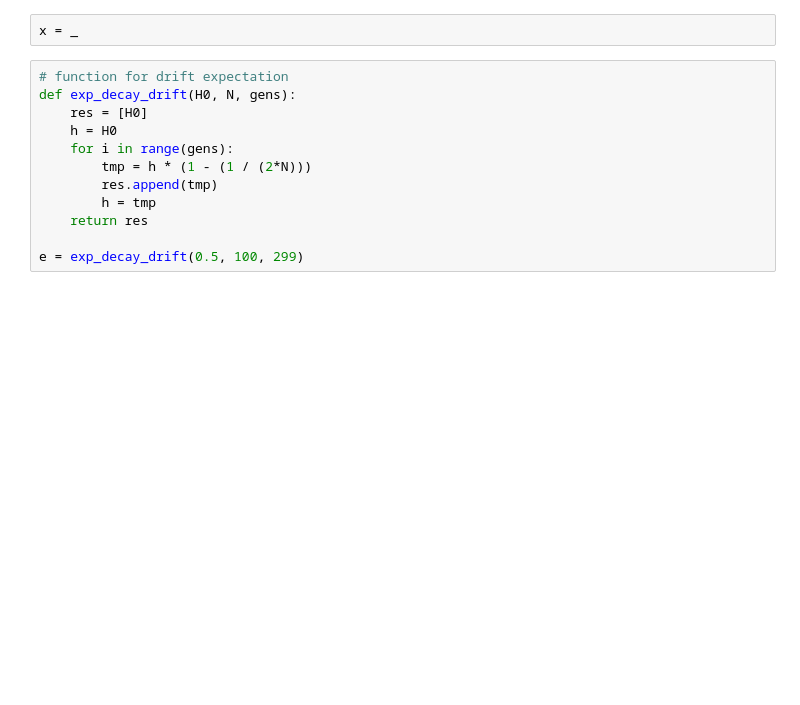
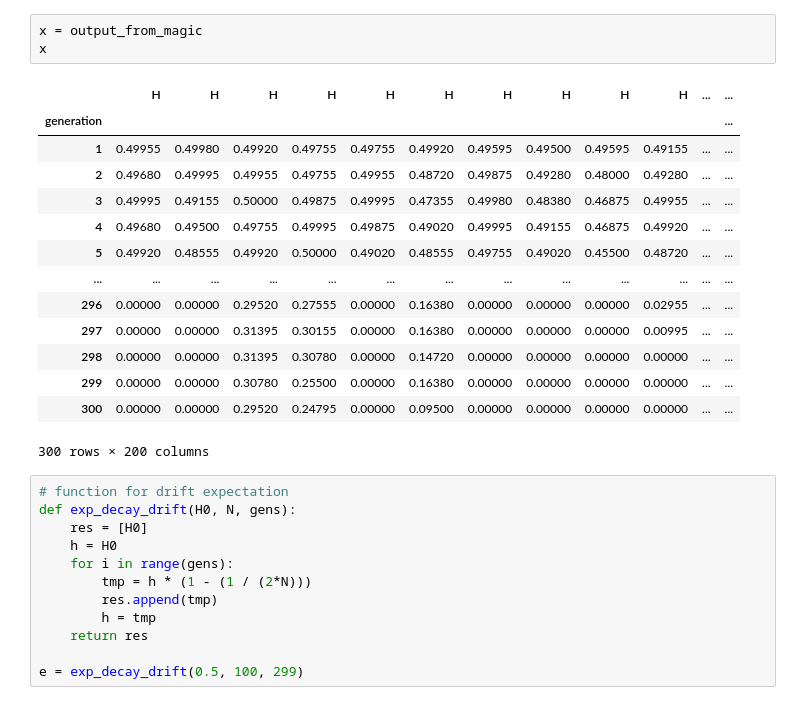
Before and after one commit to andrewkern/slim_magic, a Jupyter notebook: example_magic.ipynb, the cells around one changed output. Cells and saved outputs as stored; diff of their text form; blank space fills up the shorter version.

```diff
--- a/example_magic.ipynb
+++ b/example_magic.ipynb
@@ -57,5 +50,21 @@ initialize()
-# %%
-x = _
+# %%
+x = output_from_magic
+x
+# %% [output]
+|  | H | H | H | H | H | H | H | H | H | H | ... | ... |
+| generation |  |  |  |  |  |  |  |  |  |  |  | ... |
+| 1 | 0.49955 | 0.49980 | 0.49920 | 0.49755 | 0.49755 | 0.49920 | 0.49595 | 0.49500 | 0.49595 | 0.49155 | ... | ... |
+| 2 | 0.49680 | 0.49995 | 0.49955 | 0.49755 | 0.49955 | 0.48720 | 0.49875 | 0.49280 | 0.48000 | 0.49280 | ... | ... |
+| 3 | 0.49995 | 0.49155 | 0.50000 | 0.49875 | 0.49995 | 0.47355 | 0.49980 | 0.48380 | 0.46875 | 0.49955 | ... | ... |
+| 4 | 0.49680 | 0.49500 | 0.49755 | 0.49995 | 0.49875 | 0.49020 | 0.49995 | 0.49155 | 0.46875 | 0.49920 | ... | ... |
+| 5 | 0.49920 | 0.48555 | 0.49920 | 0.50000 | 0.49020 | 0.48555 | 0.49755 | 0.49020 | 0.45500 | 0.48720 | ... | ... |
+| ... | ... | ... | ... | ... | ... | ... | ... | ... | ... | ... | ... | ... |
+| 296 | 0.00000 | 0.00000 | 0.29520 | 0.27555 | 0.00000 | 0.16380 | 0.00000 | 0.00000 | 0.00000 | 0.02955 | ... | ... |
+| 297 | 0.00000 | 0.00000 | 0.31395 | 0.30155 | 0.00000 | 0.16380 | 0.00000 | 0.00000 | 0.00000 | 0.00995 | ... | ... |
+| 298 | 0.00000 | 0.00000 | 0.31395 | 0.30780 | 0.00000 | 0.14720 | 0.00000 | 0.00000 | 0.00000 | 0.00000 | ... | ... |
+| 299 | 0.00000 | 0.00000 | 0.30780 | 0.25500 | 0.00000 | 0.16380 | 0.00000 | 0.00000 | 0.00000 | 0.00000 | ... | ... |
+| 300 | 0.00000 | 0.00000 | 0.29520 | 0.24795 | 0.00000 | 0.09500 | 0.00000 | 0.00000 | 0.00000 | 0.00000 | ... | ... |
+300 rows × 200 columns
 # %%
 # function for drift expectation
 def exp_decay_drift(H0, N, gens):
```
Also changed, not shown: parts of 12 cells of this notebook, 1 other file.
